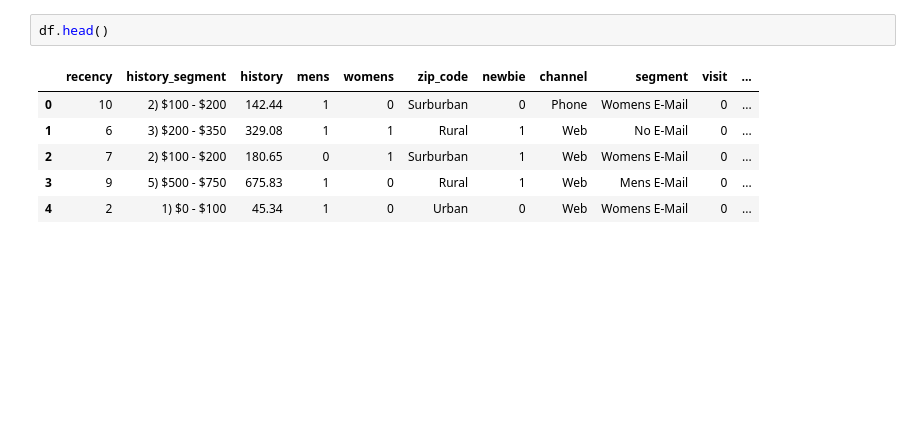
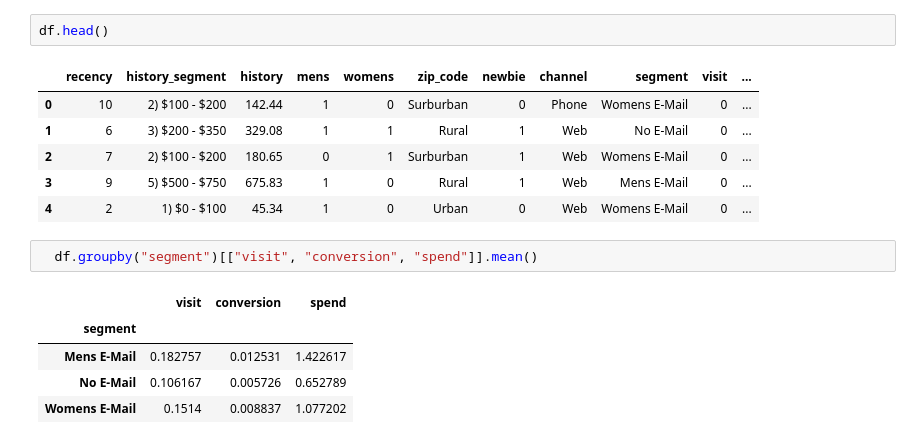
Before and after one commit to Fatemenamdar20/Project02-Customer-Analytics, a Jupyter notebook: Customer-Analytics.ipynb, the cells around one changed output. Cells and saved outputs as stored; diff of their text form; blank space fills up the shorter version.

```diff
--- a/Customer-Analytics.ipynb
+++ b/Customer-Analytics.ipynb
@@ -281,3 +340,11 @@ df.head()
 | 2 | 7 | 2) $100 - $200 | 180.65 | 0 | 1 | Surburban | 1 | Web | Womens E-Mail | 0 | ... |
 | 3 | 9 | 5) $500 - $750 | 675.83 | 1 | 0 | Rural | 1 | Web | Mens E-Mail | 0 | ... |
 | 4 | 2 | 1) $0 - $100 | 45.34 | 1 | 0 | Urban | 0 | Web | Womens E-Mail | 0 | ... |
+# %%
+  df.groupby("segment")[["visit", "conversion", "spend"]].mean()
+# %% [output]
+|  | visit | conversion | spend |
+| segment |  |  |  |
+| Mens E-Mail | 0.182757 | 0.012531 | 1.422617 |
+| No E-Mail | 0.106167 | 0.005726 | 0.652789 |
+| Womens E-Mail | 0.1514 | 0.008837 | 1.077202 |
```
Also changed, not shown: parts of 21 cells of this notebook.
